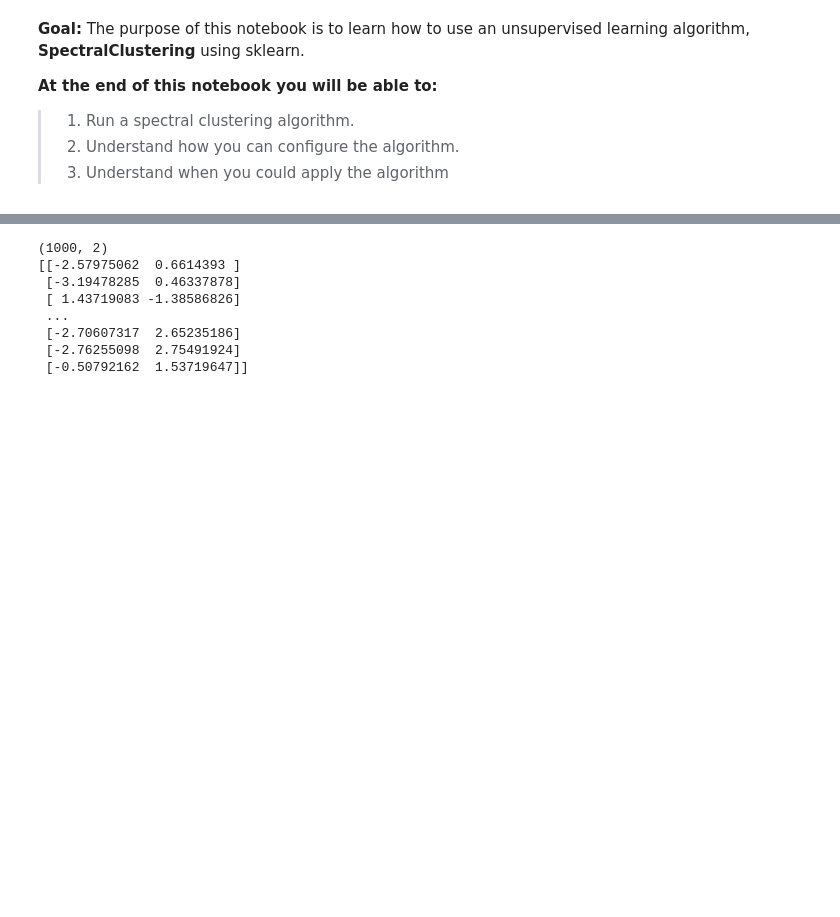
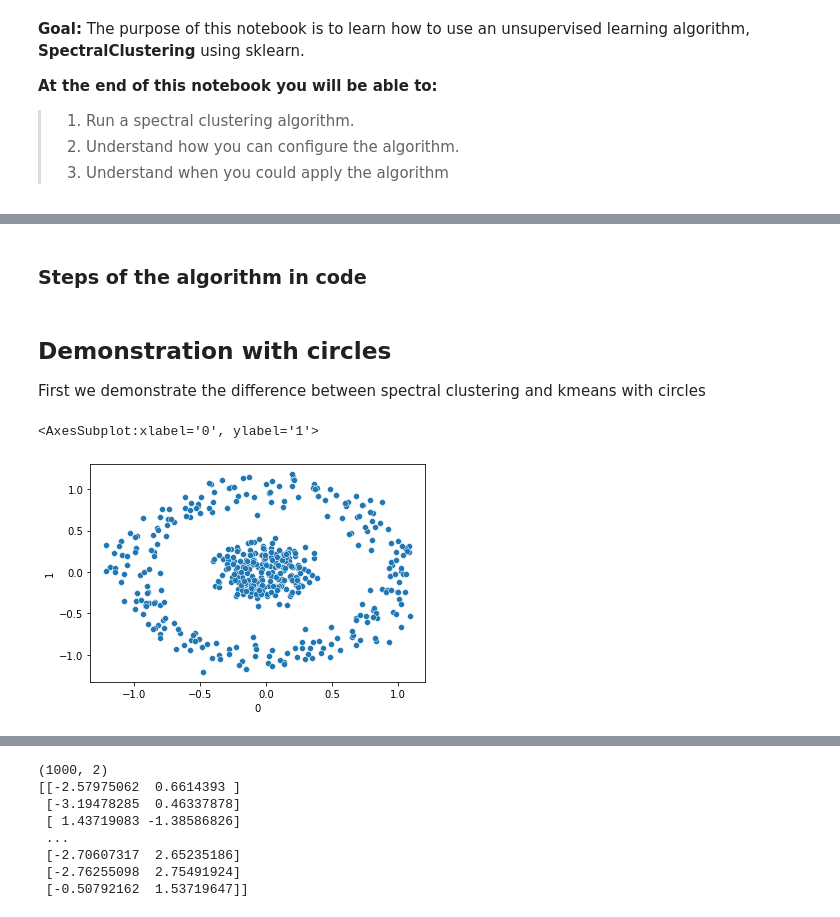
Before and after one commit to fenna/BFVM23DATASCNC5, a Jupyter notebook: Tutorials/tutorial_manifold_spectral_clustering.ipynb, the cells around one changed output, grey strips where cells are left out. Saved outputs shown, nothing was run; the diff lists cells and outputs as text; code cells hidden in the pictures; blank space fills up the shorter version.

```diff
--- a/Tutorials/tutorial_manifold_spectral_clustering.ipynb
+++ b/Tutorials/tutorial_manifold_spectral_clustering.ipynb
@@ -61,0 +50,2 @@ def display_cluster(X,km,num_clusters, ax=plt):
+# %% [markdown]
+### Steps of the algorithm in code
@@ -61,0 +74,15 @@ def display_cluster(X,km,num_clusters, ax=plt):
+# %% [markdown]
+## Demonstration with circles
+
+First we demonstrate the difference between spectral clustering and kmeans with circles
+# %%
+# create the data
+from sklearn.datasets import make_circles
+X, labels = make_circles(n_samples=500, noise=0.1, factor=.2)
+
+#plot data
+df = pd.DataFrame(X)
+sns.scatterplot(data=df, x=0, y=1)
+# %% [output]
+<AxesSubplot:xlabel='0', ylabel='1'>
+[figure, added]
```
Also changed, not shown: parts of 21 cells of this notebook.
